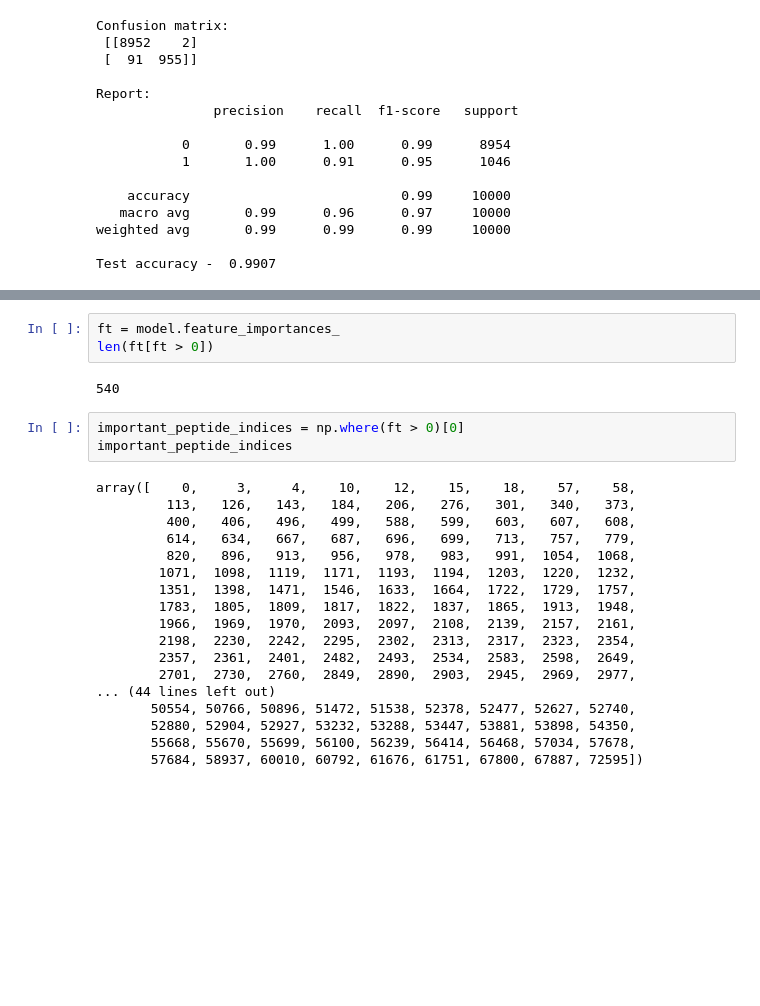
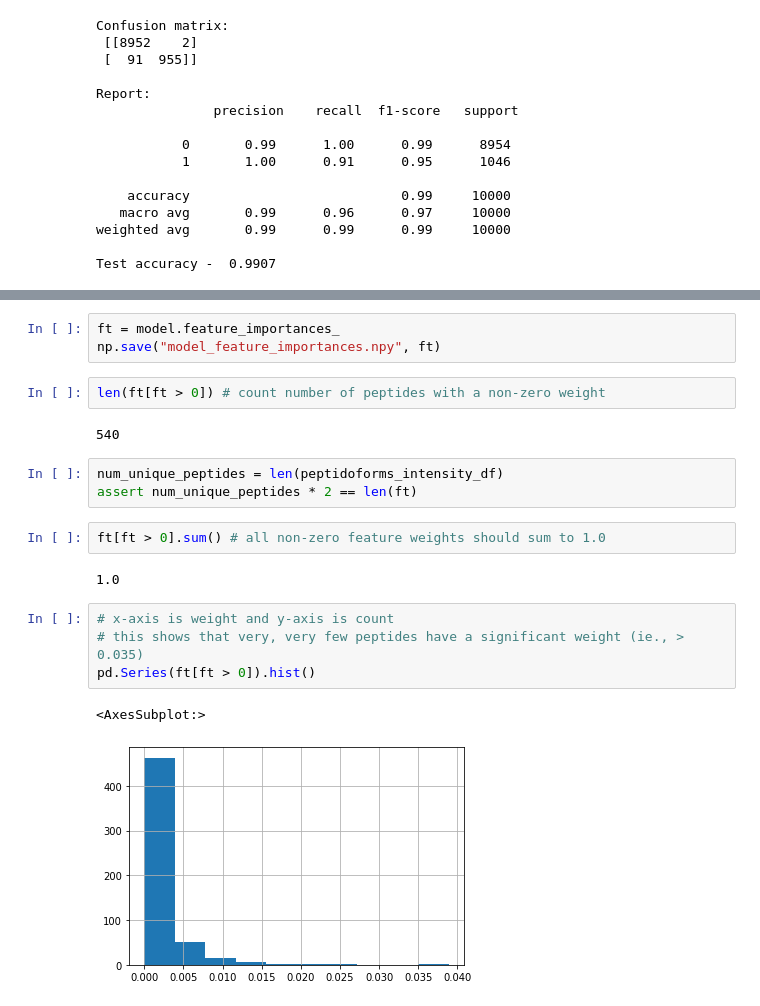
Before and after one commit to SasyaReddi/cse291c-plasma-weightloss, a Jupyter notebook: DataAnalysis-v2.ipynb, the cells around one changed output, grey strips where cells are left out. Cells and saved outputs as stored; diff of their text form; blank space fills up the shorter version.

Commit message:
Updated v2 Data analysis notebook with some preliminary peptide importance analysis

```diff
--- a/DataAnalysis-v2.ipynb
+++ b/DataAnalysis-v2.ipynb
@@ -426,26 +431,21 @@ Test accuracy -  0.9907
 # %%
 ft = model.feature_importances_
-len(ft[ft > 0])
+np.save("model_feature_importances.npy", ft)
-# %% [output]
-540
-# %%
-important_peptide_indices = np.where(ft > 0)[0]
-important_peptide_indices
-# %% [output]
-array([    0,     3,     4,    10,    12,    15,    18,    57,    58,
-         113,   126,   143,   184,   206,   276,   301,   340,   373,
-         400,   406,   496,   499,   588,   599,   603,   607,   608,
-         614,   634,   667,   687,   696,   699,   713,   757,   779,
-         820,   896,   913,   956,   978,   983,   991,  1054,  1068,
-        1071,  1098,  1119,  1171,  1193,  1194,  1203,  1220,  1232,
-        1351,  1398,  1471,  1546,  1633,  1664,  1722,  1729,  1757,
-        1783,  1805,  1809,  1817,  1822,  1837,  1865,  1913,  1948,
-        1966,  1969,  1970,  2093,  2097,  2108,  2139,  2157,  2161,
-        2198,  2230,  2242,  2295,  2302,  2313,  2317,  2323,  2354,
-        2357,  2361,  2401,  2482,  2493,  2534,  2583,  2598,  2649,
-        2701,  2730,  2760,  2849,  2890,  2903,  2945,  2969,  2977,
-... (44 lines left out)
-       50554, 50766, 50896, 51472, 51538, 52378, 52477, 52627, 52740,
-       52880, 52904, 52927, 53232, 53288, 53447, 53881, 53898, 54350,
-       55668, 55670, 55699, 56100, 56239, 56414, 56468, 57034, 57678,
-       57684, 58937, 60010, 60792, 61676, 61751, 67800, 67887, 72595])
+# %%
+len(ft[ft > 0]) # count number of peptides with a non-zero weight
+# %% [output]
+540
+# %%
+num_unique_peptides = len(peptidoforms_intensity_df)
+assert num_unique_peptides * 2 == len(ft)
+# %%
+ft[ft > 0].sum() # all non-zero feature weights should sum to 1.0
+# %% [output]
+1.0
+# %%
+# x-axis is weight and y-axis is count
+# this shows that very, very few peptides have a significant weight (ie., > 0.035)
+pd.Series(ft[ft > 0]).hist()
+# %% [output]
+<AxesSubplot:>
+[figure, added]
```
Also changed, not shown: parts of 15 cells of this notebook.
